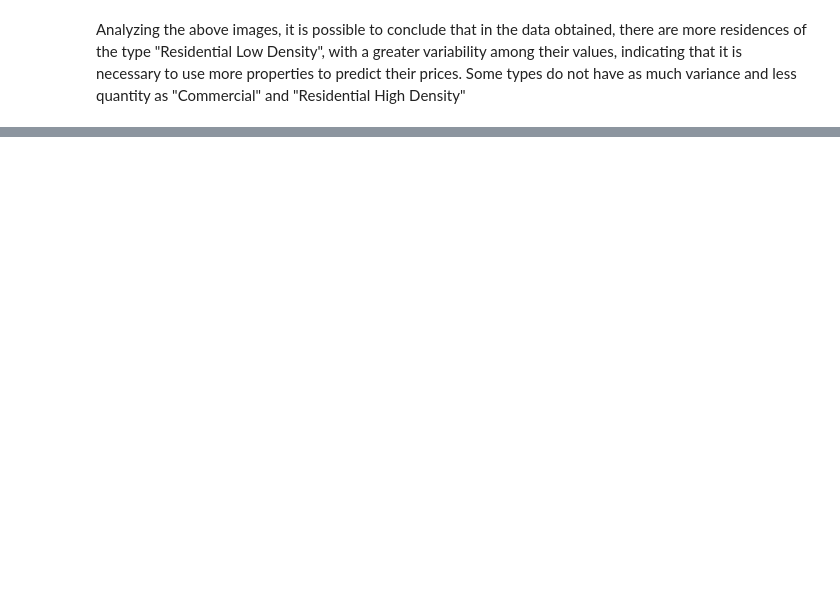
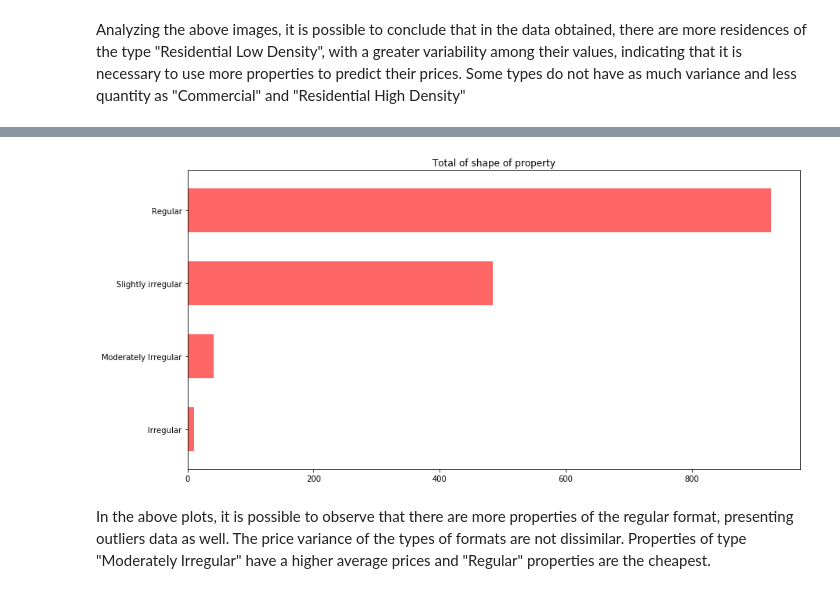
Before and after one commit to Murillo/Challenge-Kaggle, a Jupyter notebook: House Prices - Advanced Regression Techniques/house-prices-advanced-regression-techniques.ipynb, the cells around one changed output, grey strips where cells are left out. Drawn from its saved outputs; the diff is of its cells as text; code cells hidden in the pictures; blank space fills up the shorter version.

```diff
--- a/House Prices - Advanced Regression Techniques/house-prices-advanced-regression-techniques.ipynb
+++ b/House Prices - Advanced Regression Techniques/house-prices-advanced-regression-techniques.ipynb
@@ -137,0 +175,6 @@ Analyzing the above images, it is possible to conclude that in the data obtained
+# %%
+barplot_horizontal('LotShapeDesc', 'Total of shape of property')
+# %% [output]
+[figure, added]
+# %% [markdown]
+In the above plots, it is possible to observe that there are more properties of the regular format, presenting outliers data as well. The price variance of the types of formats are not dissimilar. Properties of type "Moderately Irregular" have a higher average prices and "Regular" properties are the cheapest.
```
Also changed, not shown: parts of 12 cells of this notebook.
